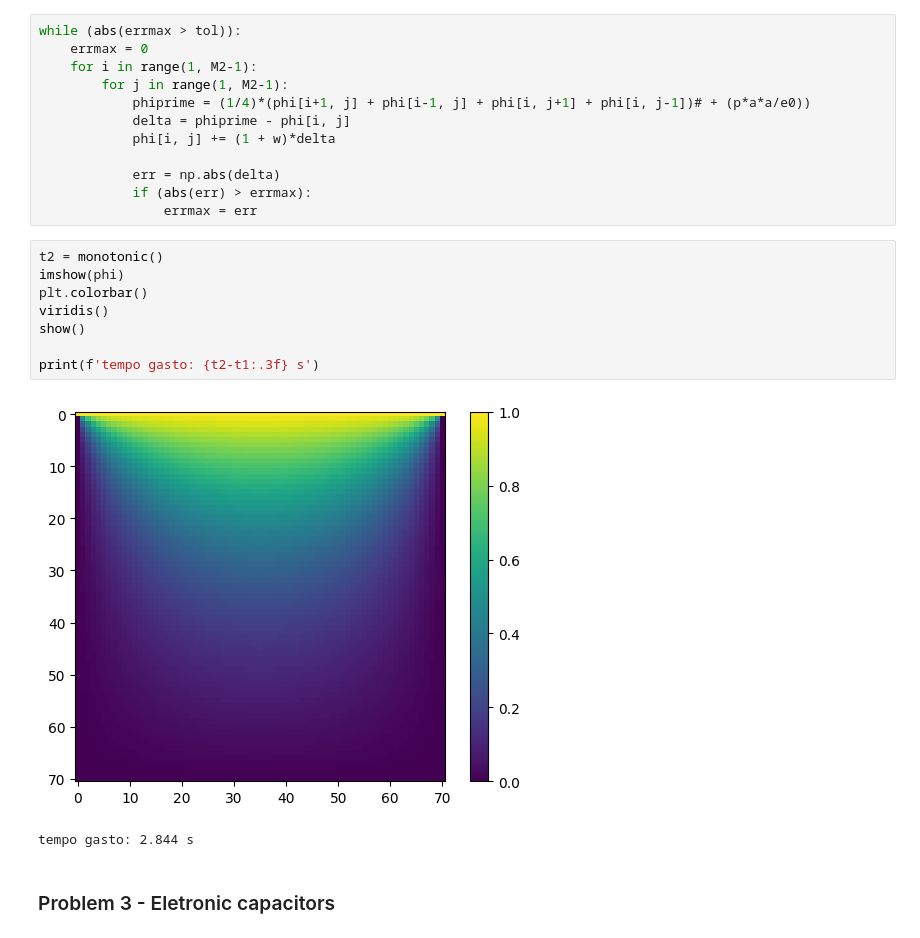
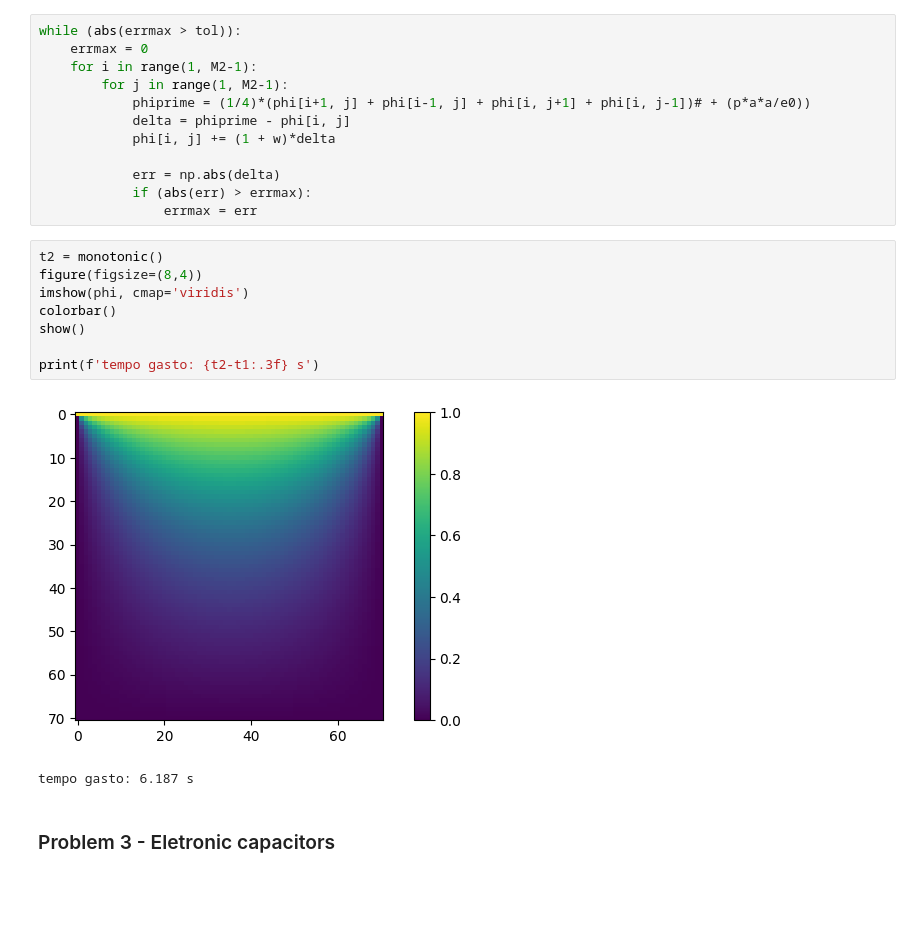
Before and after one commit to physerikc/computational-physics-II, a Jupyter notebook: list2 - partial differential equations.ipynb, the cells around one changed output. Drawn from its saved outputs; the diff is of its cells as text; blank space fills up the shorter version.

```diff
--- a/list2 - partial differential equations.ipynb
+++ b/list2 - partial differential equations.ipynb
@@ -75,15 +75,15 @@ while (abs(errmax > tol)):
                 errmax = err
 # %%
 t2 = monotonic()
-imshow(phi)
-plt.colorbar()
-viridis()
+figure(figsize=(8,4))
+imshow(phi, cmap='viridis')
+colorbar()
 show()
 
 print(f'tempo gasto: {t2-t1:.3f} s')
 # %% [output]
-[figure, old version]
+[figure, new version]
-tempo gasto: 2.844 s
+tempo gasto: 6.187 s
 # %% [markdown]
 ### Problem 3 - Eletronic capacitors
 # %%
```
Also changed, not shown: parts of 22 cells of this notebook.
